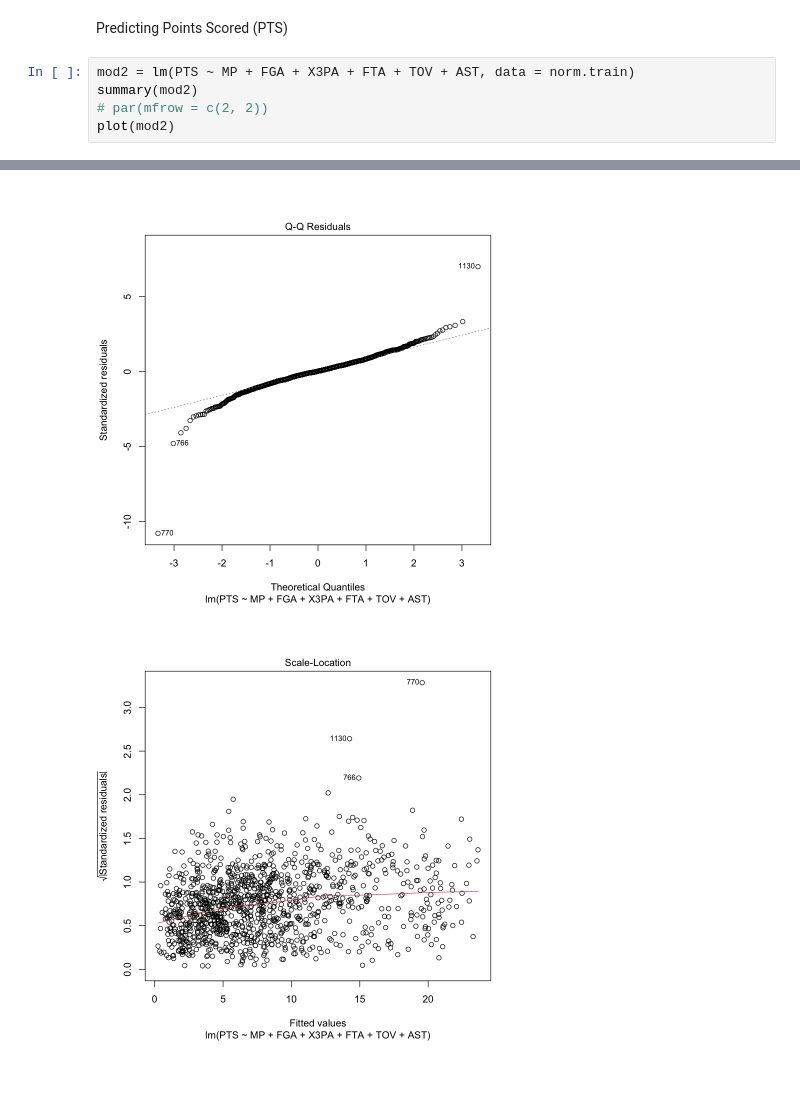
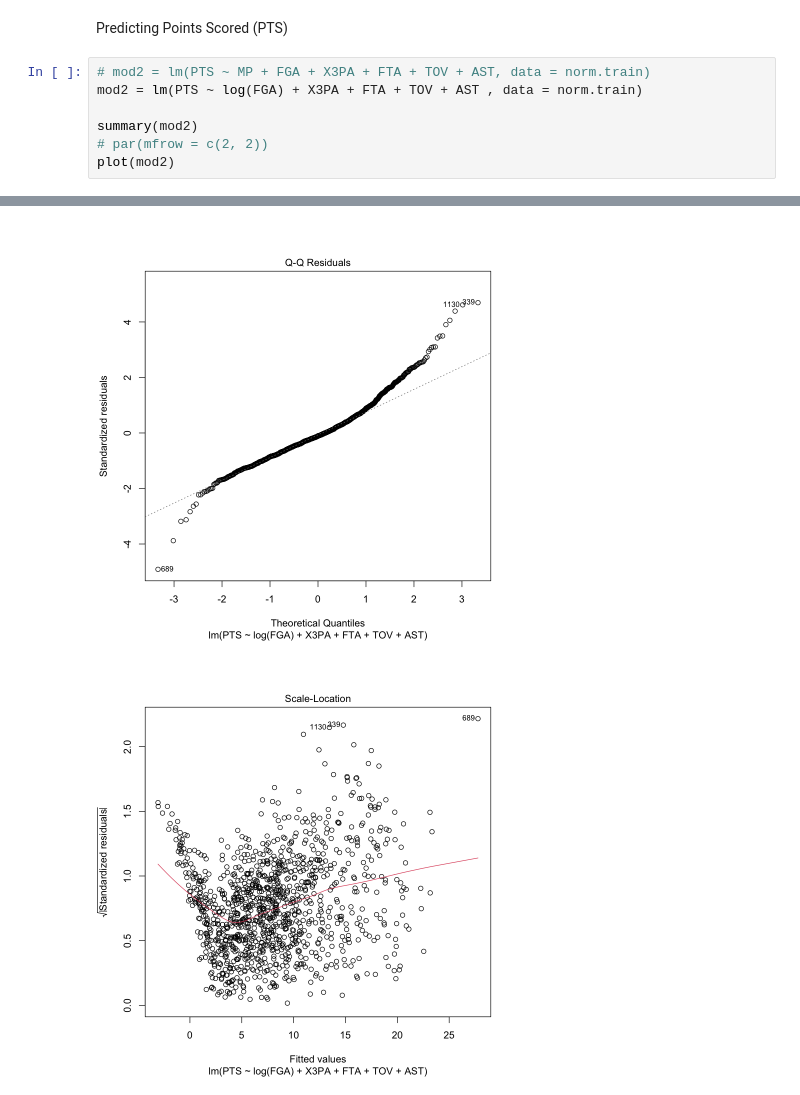
Before and after one commit to prnv19/NBA-Analytics-Using-R, a Jupyter notebook: LinearRegression.ipynb, the cells around one changed output, grey strips where cells are left out. Cells and saved outputs as stored; diff of their text form.

```diff
--- a/LinearRegression.ipynb
+++ b/LinearRegression.ipynb
@@ -75,7 +145,9 @@ F-statistic: 146.8 on 10 and 1159 DF,  p-value: < 2.2e-16
 # %% [markdown]
 Predicting Points Scored (PTS)
 # %%
-mod2 = lm(PTS ~ MP + FGA + X3PA + FTA + TOV + AST, data = norm.train)
+# mod2 = lm(PTS ~ MP + FGA + X3PA + FTA + TOV + AST, data = norm.train)
+mod2 = lm(PTS ~ log(FGA) + X3PA + FTA + TOV + AST , data = norm.train)
+
 summary(mod2)
 # par(mfrow = c(2, 2))
 plot(mod2)
@@ -101,2 +173,2 @@ F-statistic:  7726 on 6 and 1163 DF,  p-value: < 2.2e-16
-[figure, old version]
+[figure, new version]
-[figure, old version]
+[figure, new version]
```
Also changed, not shown: parts of 7 cells of this notebook, 1 other file.
